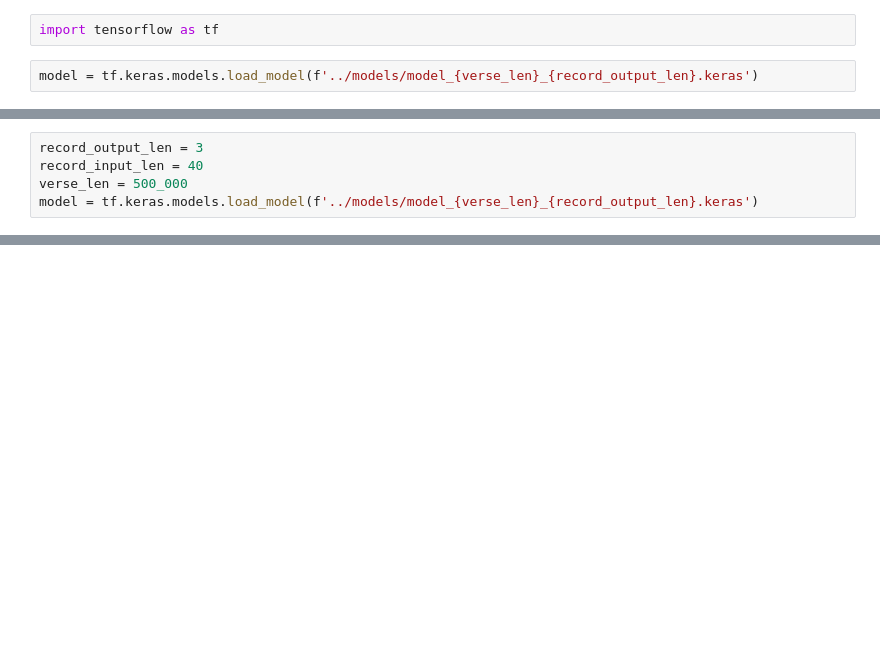
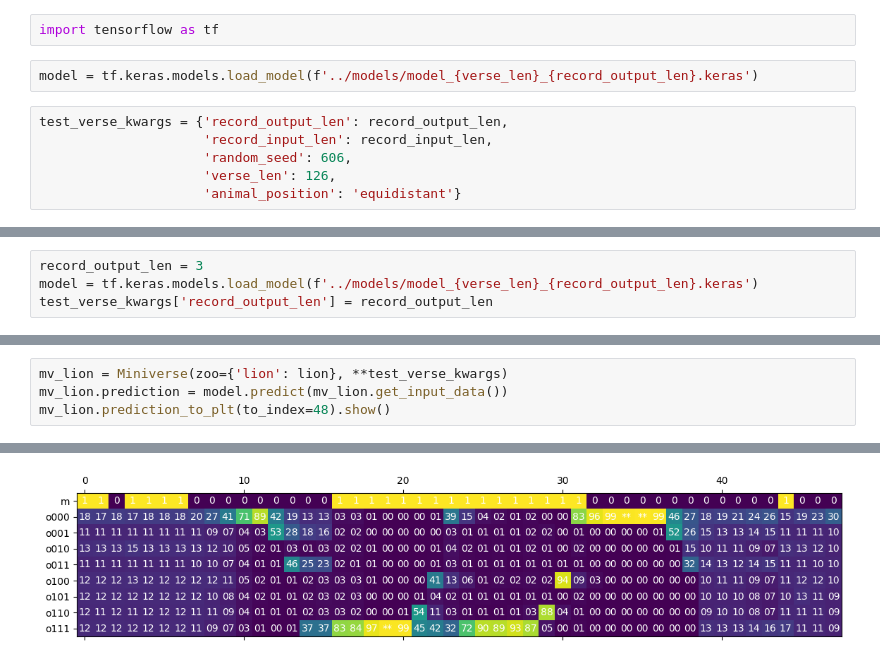
Before and after one commit to geohof/miniverse, a Jupyter notebook: notebooks/AnomaliesSavedModel.ipynb, the cells around one changed output, grey strips where cells are left out. Cells and saved outputs as stored; diff of their text form; blank space fills up the shorter version.

```diff
--- a/notebooks/AnomaliesSavedModel.ipynb
+++ b/notebooks/AnomaliesSavedModel.ipynb
@@ -35,4 +37,10 @@ verse_len = 500_000
 import tensorflow as tf
 # %%
 model = tf.keras.models.load_model(f'../models/model_{verse_len}_{record_output_len}.keras')
+# %%
+test_verse_kwargs = {'record_output_len': record_output_len,
+                     'record_input_len': record_input_len,
+                     'random_seed': 606,
+                     'verse_len': 126,
+                     'animal_position': 'equidistant'}
 # %%
@@ -63,6 +69,5 @@ mv_lion.prediction_to_plt(to_index=48).show()
 # %%
 record_output_len = 3
-record_input_len = 40
-verse_len = 500_000
 model = tf.keras.models.load_model(f'../models/model_{verse_len}_{record_output_len}.keras')
+test_verse_kwargs['record_output_len'] = record_output_len
 # %%
@@ -75 +79,6 @@ mv_zebra.prediction_to_plt(to_index=48).show()
 [figure]
+# %%
+mv_lion = Miniverse(zoo={'lion': lion}, **test_verse_kwargs)
+mv_lion.prediction = model.predict(mv_lion.get_input_data())
+mv_lion.prediction_to_plt(to_index=48).show()
+# %% [output]
@@ -75,0 +86 @@ mv_zebra.prediction_to_plt(to_index=48).show()
+[figure, added]
```
Also changed, not shown: parts of 8 cells of this notebook.
